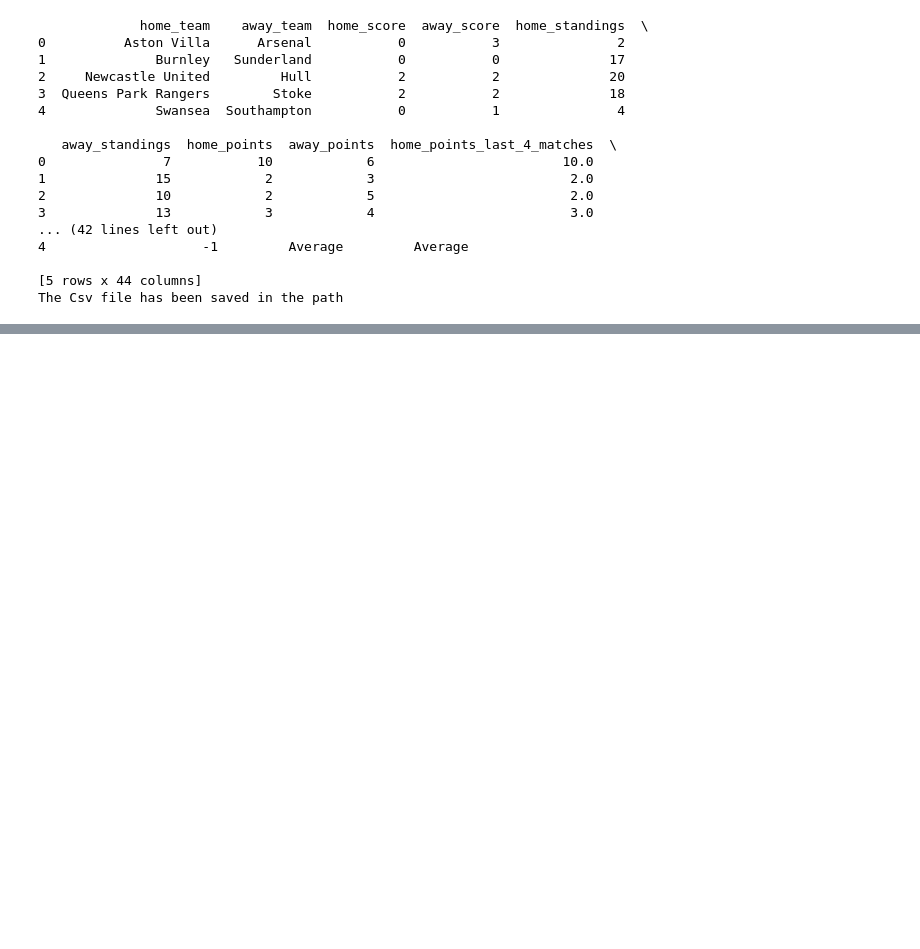
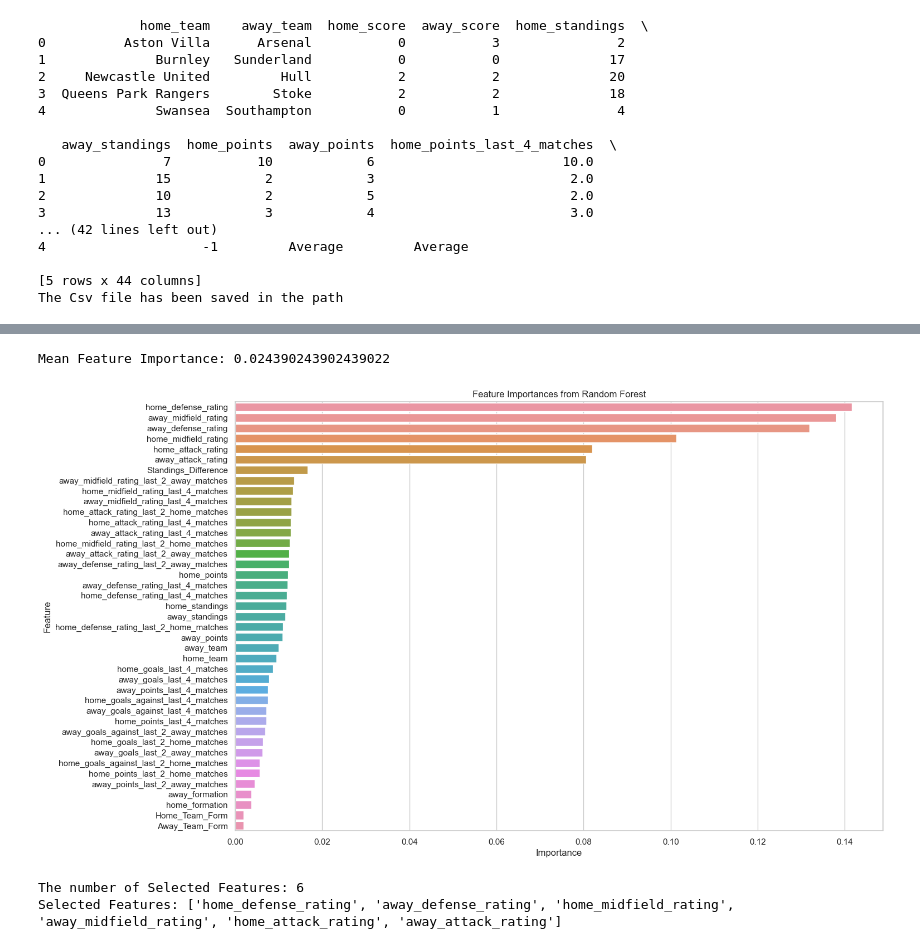
Before and after one commit to Mahtolaa/My-Project-Repository, a Jupyter notebook: My Project Notebook 2.ipynb, the cells around one changed output, grey strips where cells are left out. Saved outputs shown, nothing was run; the diff lists cells and outputs as text; code cells hidden in the pictures; blank space fills up the shorter version.

```diff
--- a/My Project Notebook 2.ipynb
+++ b/My Project Notebook 2.ipynb
@@ -194,0 +394,50 @@ The Csv file has been saved in the path
+# %%
+# FEATURE SELECTION
+# Only important features will be selected to prevent overfitting
+# Random forest method is adopted for this task
+
+# Load the standardised dataset from directory
+df_standardized = pd.read_csv(r"C:\Users\HP\OneDrive - University of Hertfordshire\EPL Dataset\Dataset 2\EPL_Standardised_dataset.csv")
+
+# Separate features (input variables) and outcome variable/target (match outcome)
+X = df_standardized.drop(columns=['Full_Time_Result'])
+y = df_standardized['Full_Time_Result']
+
+# Split the dataset into training and testing sets
+X_train, X_test, y_train, y_test = train_test_split(X, y, test_size=0.2, random_state=42)
+
+# Initialise and train the Random Forest Classifier
+Rf = RandomForestClassifier(n_estimators=100, random_state=42)
+Rf.fit(X_train, y_train)
+
+# Calculate the feature importances
+importances = Rf.feature_importances_
+feature_names = X.columns
+
+# Create a DataFrame for feature importances
+feature_importances = pd.DataFrame({'Feature': feature_names, 'Importance': importances})
+feature_importances = feature_importances.sort_values(by='Importance', ascending=False)
+
+# Calculate the mean importance (to be used as threshold)
+mean_importance = np.mean(importances)
+print(f"Mean Feature Importance: {mean_importance}")
+
+# Visualisation of the feature importances
+plt.figure(figsize=(15, 10))
+sns.barplot(x='Importance', y='Feature', data=feature_importances)
+plt.title('Feature Importances from Random Forest')
+plt.show()
+
+# Feature selection based on the mean importance as threshold
+selector = SelectFromModel(Rf, threshold='mean', prefit=True)
+selected_features = X.columns[selector.get_support()]
+
+# Count of the number of selected features
+num_selected_features = len(selected_features)
+print(f"The number of Selected Features: {num_selected_features}")
+print("Selected Features:", selected_features.tolist())
+# %% [output]
+Mean Feature Importance: 0.024390243902439022
+[figure, added]
+The number of Selected Features: 6
+Selected Features: ['home_defense_rating', 'away_defense_rating', 'home_midfield_rating', 'away_midfield_rating', 'home_attack_rating', 'away_attack_rating']
```
Also changed, not shown: parts of 2 cells of this notebook.
